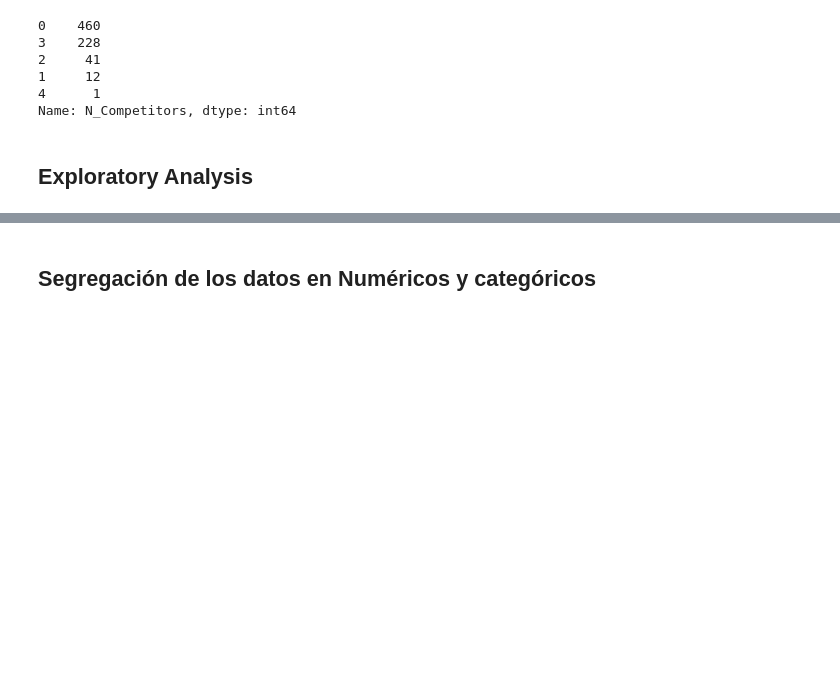
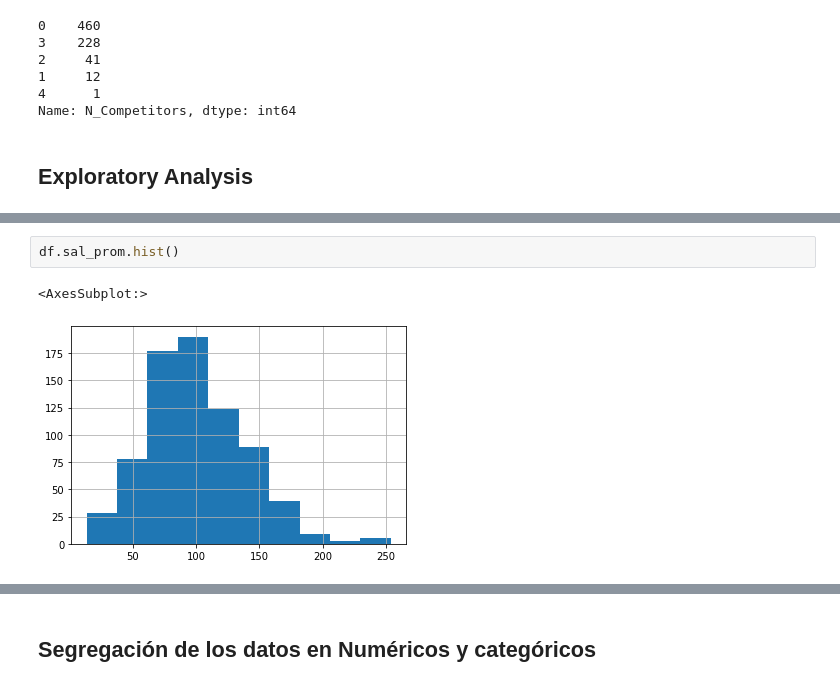
Before and after one commit to steven0197/ds_salary_proj, a Jupyter notebook: Exploratory Data Analysis.ipynb, the cells around one changed output, grey strips where cells are left out. Cells and saved outputs as stored; diff of their text form; blank space fills up the shorter version.

```diff
--- a/Exploratory Data Analysis.ipynb
+++ b/Exploratory Data Analysis.ipynb
@@ -156,0 +178,5 @@ df.describe()
+# %%
+df.sal_prom.hist()
+# %% [output]
+<AxesSubplot:>
+[figure, added]
```
Also changed, not shown: parts of 30 cells of this notebook.
